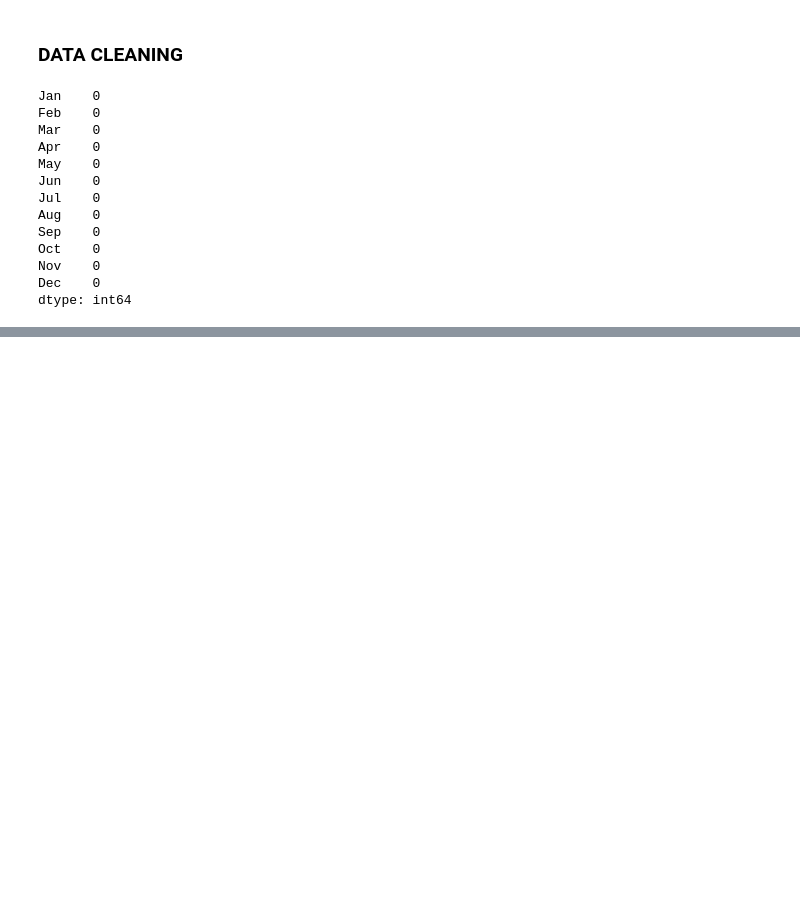
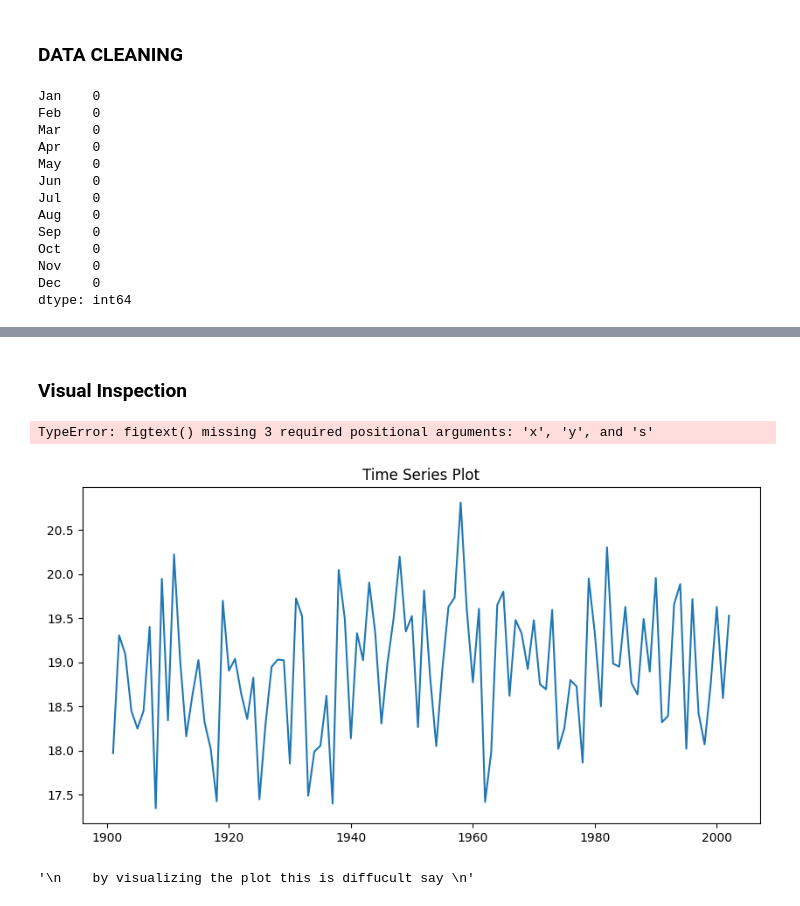
Before and after one commit to subharadhe1234/weather_forecasting, a Jupyter notebook: Notebooks/main.ipynb, the cells around one changed output, grey strips where cells are left out. Saved outputs shown, nothing was run; the diff lists cells and outputs as text; code cells hidden in the pictures; blank space fills up the shorter version.

```diff
--- a/Notebooks/main.ipynb
+++ b/Notebooks/main.ipynb
@@ -45,0 +116,22 @@ dtype: int64
+# %% [markdown]
+### Visual Inspection
+# %%
+import pandas as pd
+import matplotlib.pyplot as plt
+
+month="Jan"
+# Plot the time series
+plt.figure(figsize=(10, 5))
+plt.plot(df[month], label="Time Series")
+plt.title("Time Series Plot")
+plt.legend()
+plt.show()
+# %% [output]
+TypeError: figtext() missing 3 required positional arguments: 'x', 'y', and 's'
+[figure, added]
+# %%
+'''
+    by visualizing the plot this is diffucult say
+'''
+# %% [output]
+'\n    by visualizing the plot this is diffucult say \n'
```
Also changed, not shown: parts of 37 cells of this notebook, 2 other files.
